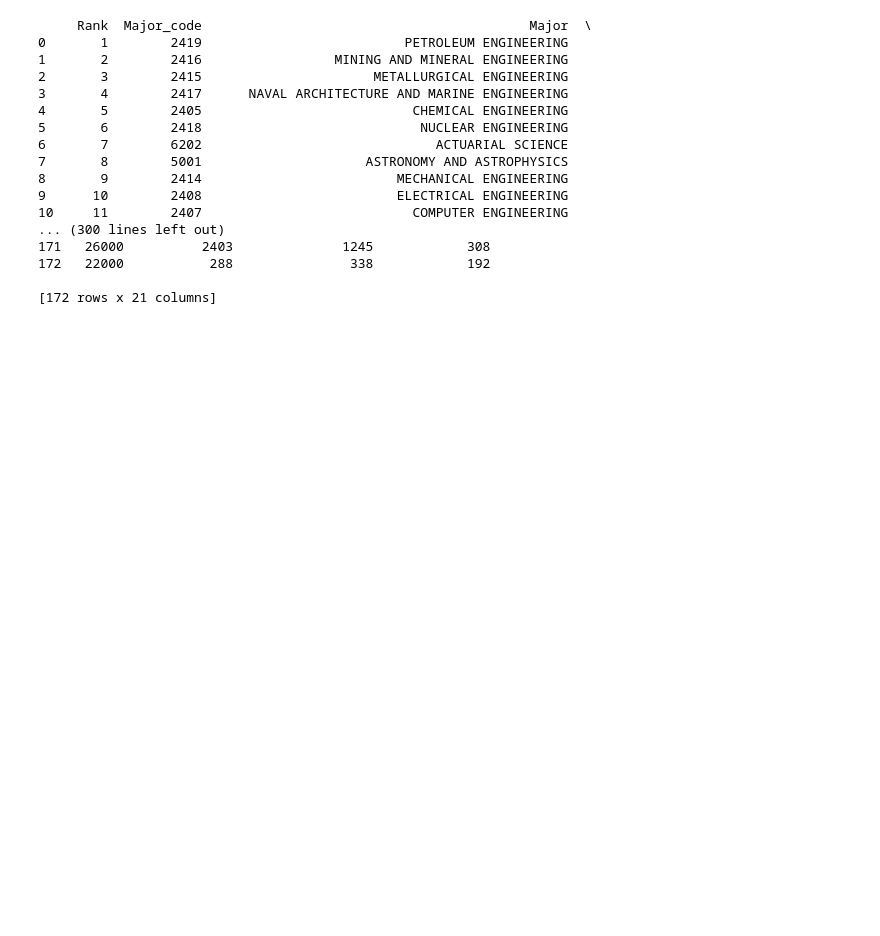
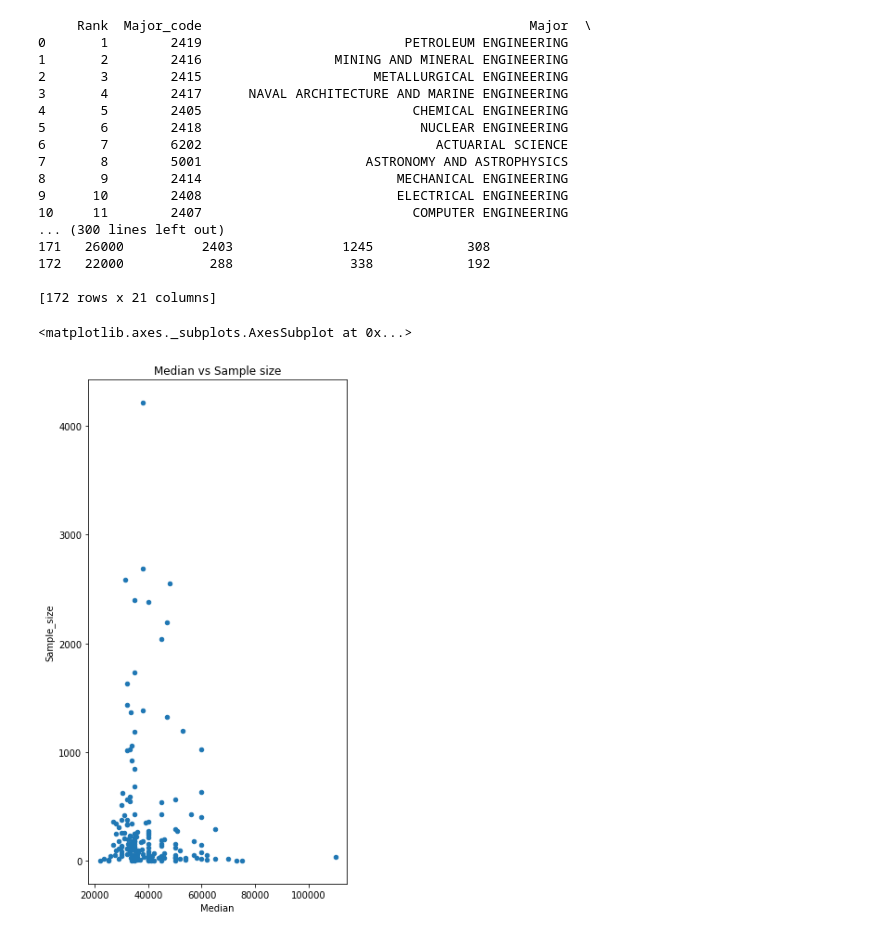
Before and after one commit to stsh8/Guided-Project-Visualizing-Earnings-Based-On-College-Majors, a Jupyter notebook: College_majors.ipynb, the cells around one changed output. Cells and saved outputs as stored; diff of their text form; code cells hidden in the pictures; blank space fills up the shorter version.

```diff
--- a/College_majors.ipynb
+++ b/College_majors.ipynb
@@ -100,3 +100,8 @@ print(cleaned_data_count)
 172   22000           288               338            192
 
 [172 rows x 21 columns]
+# %%
+recent_grads.plot(x='Median', y='Sample_size', kind='scatter', title='Median vs Sample size', figsize=(5,10))
+# %% [output]
+<matplotlib.axes._subplots.AxesSubplot at 0x...>
+[figure, added]
```
Also changed, not shown: parts of 19 cells of this notebook.
